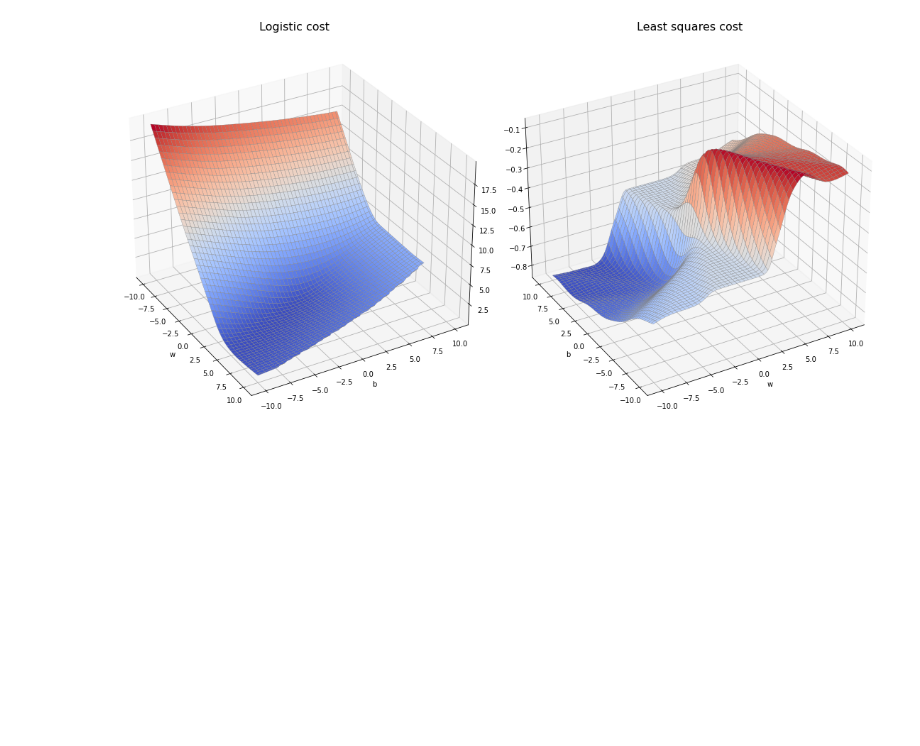
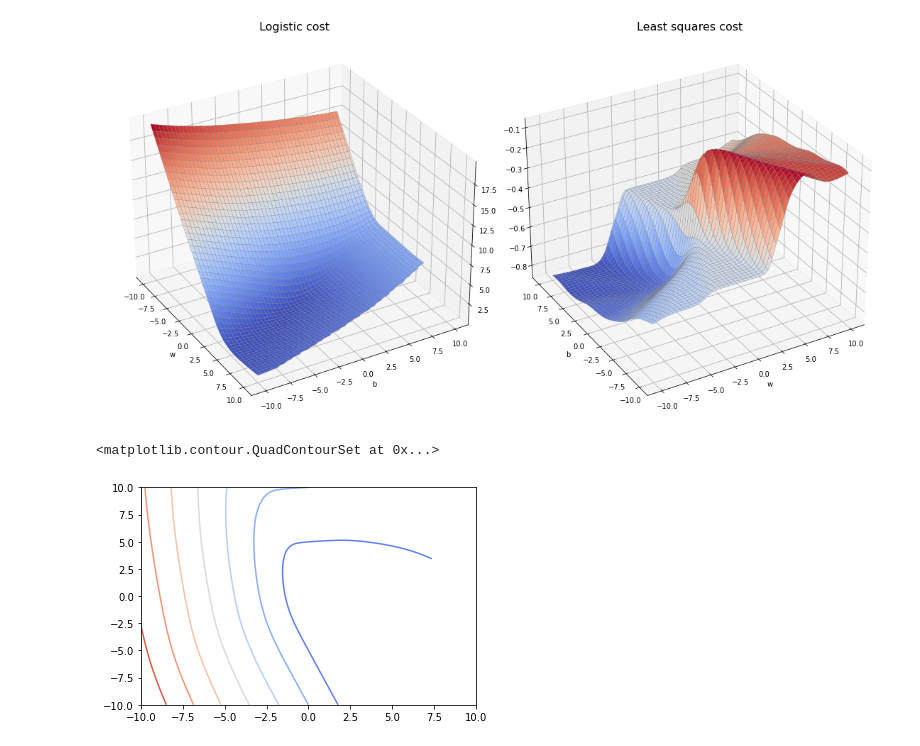
Before and after one commit to bingchen-wang/Machine-Learning-Notes, a Jupyter notebook: Machine Learning/Deep Learning/Deep Learning simulations/Logistic cost function.ipynb, the cells around one changed output. Saved outputs shown, nothing was run; the diff lists cells and outputs as text; code cells hidden in the pictures; blank space fills up the shorter version.

```diff
--- a/Machine Learning/Deep Learning/Deep Learning simulations/Logistic cost function.ipynb
+++ b/Machine Learning/Deep Learning/Deep Learning simulations/Logistic cost function.ipynb
@@ -107,3 +110,8 @@ ax2.set_ylabel('b')
 plt.show()
 # %% [output]
 [figure]
+# %%
+plt.contour(W, B, fitspace1, cmap=cm.coolwarm)
+# %% [output]
+<matplotlib.contour.QuadContourSet at 0x...>
+[figure, added]
```
Also changed, not shown: parts of 1 cell of this notebook, 5 other files.
